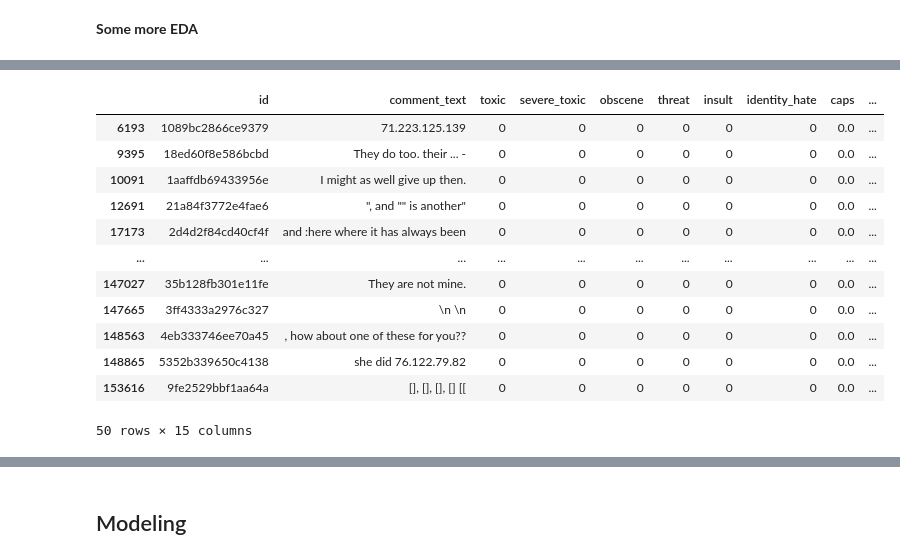
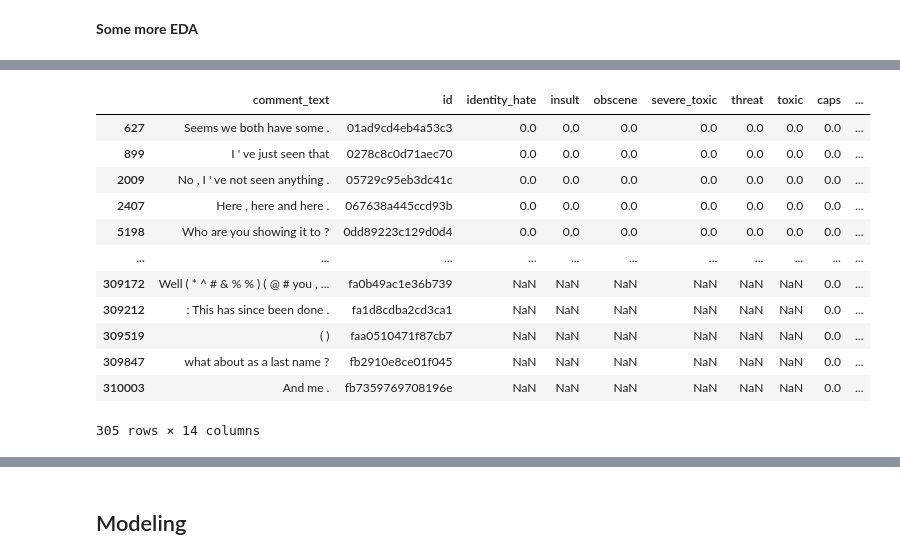
Before and after one commit to liyadi81/toxic-comment-classification, a Jupyter notebook: Toxic_Comment.ipynb, the cells around one changed output, grey strips where cells are left out. Cells and saved outputs as stored; diff of their text form; code cells hidden in the pictures.

```diff
--- a/Toxic_Comment.ipynb
+++ b/Toxic_Comment.ipynb
@@ -60,0 +71,9 @@ train.describe()
+# %%
+# more detailed count for different toxic comments
+
+labels = train.columns[2:8].tolist()
+grp = train.iloc[:,1:8].groupby(labels)
+
+pd.set_option("display.max_rows",50)
+print(grp.count())
+pd.set_option("display.max_rows",10)
@@ -77,3 +114,6 @@ plt.show()
 [figure]
 # %% [markdown]
 **Text preprocessing** <br>
+# %%
+full_set = pd.concat([train,test], axis=0, ignore_index=True)
+full_set
@@ -165,24 +219,23 @@ def token_combine(nested_list):
         combined_doc.append(' '.join(nested_list[i]))
     return(combined_doc)
 # %%
-# remove urls leaving only http/https
+# processing url, ip address and punctuations
 
-train.comment_text = train.comment_text.apply(lambda x: re.sub(r"(https|http)\S+", "", x))
-train.comment_text = train.comment_text.apply(lambda x: re.sub(r'[0-9]+(\.[0-9]+){3}', 'ipaddress', x))
-train.comment_text = train.comment_text.apply(lambda x: re.sub(r'([{}])'.format(string.punctuation),' \g<1> ', x))        # “”¨«»®´·º½¾¿¡§£₤‘’
+full_set.comment_text = full_set.comment_text.apply(lambda x: re.sub(r"(https|http)\S+", "", x))
+full_set.comment_text = full_set.comment_text.apply(lambda x: re.sub(r'[0-9]+(\.[0-9]+){3}', 'ipaddress', x))
+full_set.comment_text = full_set.comment_text.apply(lambda x: re.sub(r'([{}])'.format(string.punctuation),' \g<1> ', x))        # “”¨«»®´·º½¾¿¡§£₤‘’
 # %%
 %%time
 
-if not os.path.exists('train_tokenize.pkl') or 1==1:
+if not os.path.exists('full_cleaned.pkl') or 0==1:
     print("start processing text...")
-#     features_nlp = nlp_pip(train.comment_text)            # this one takes long time
-    features_tokenizer = token_pip(train.comment_text)      # this one much faster
-    for k in features_tokenizer:
-        train[k] = features_tokenizer[k]
-    train_tokenize = train.copy()
+#     features = nlp_pip(full_set.comment_text)            # this one takes long time
+    features = token_pip(full_set.comment_text)      # this one much faster
+    for k in features:
+        full_set[k] = features[k]
     print('Saving dataframe...')
-    train.to_pickle('train_tokenize.pkl')
+    full_set.to_pickle('full_cleaned.pkl')
 else:
-    train_tokenize = pd.read_pickle('train_tokenize.pkl')
+    full_set = pd.read_pickle('full_cleaned.pkl')
 # %% [output]
 start processing text...
@@ -253,19 +370,19 @@ train_tokenize.iloc[:, 8:].describe()
 # %%
-# there are some comments that ended up with no token after processing
-train_tokenize[train_tokenize.n_words==0]
+# comments that ended up with no token after processing
+full_set[full_set.n_words==0]
 # %% [output]
-|  | id | comment_text | toxic | severe_toxic | obscene | threat | insult | identity_hate | caps | ... |
-| 6193 | 1089bc2866ce9379 | 71.223.125.139 | 0 | 0 | 0 | 0 | 0 | 0 | 0.0 | ... |
-| 9395 | 18ed60f8e586bcbd | They do too. their ... - | 0 | 0 | 0 | 0 | 0 | 0 | 0.0 | ... |
-| 10091 | 1aaffdb69433956e | I might as well give up then. | 0 | 0 | 0 | 0 | 0 | 0 | 0.0 | ... |
-| 12691 | 21a84f3772e4fae6 | ", and "" is another" | 0 | 0 | 0 | 0 | 0 | 0 | 0.0 | ... |
-| 17173 | 2d4d2f84cd40cf4f | and :here where it has always been | 0 | 0 | 0 | 0 | 0 | 0 | 0.0 | ... |
+|  | comment_text | id | identity_hate | insult | obscene | severe_toxic | threat | toxic | caps | ... |
+| 627 | Seems we both have some . | 01ad9cd4eb4a53c3 | 0.0 | 0.0 | 0.0 | 0.0 | 0.0 | 0.0 | 0.0 | ... |
+| 899 | I ' ve just seen that | 0278c8c0d71aec70 | 0.0 | 0.0 | 0.0 | 0.0 | 0.0 | 0.0 | 0.0 | ... |
+| 2009 | No , I ' ve not seen anything . | 05729c95eb3dc41c | 0.0 | 0.0 | 0.0 | 0.0 | 0.0 | 0.0 | 0.0 | ... |
+| 2407 | Here , here and here . | 067638a445ccd93b | 0.0 | 0.0 | 0.0 | 0.0 | 0.0 | 0.0 | 0.0 | ... |
+| 5198 | Who are you showing it to ? | 0dd89223c129d0d4 | 0.0 | 0.0 | 0.0 | 0.0 | 0.0 | 0.0 | 0.0 | ... |
 | ... | ... | ... | ... | ... | ... | ... | ... | ... | ... | ... |
-| 147027 | 35b128fb301e11fe | They are not mine. | 0 | 0 | 0 | 0 | 0 | 0 | 0.0 | ... |
-| 147665 | 3ff4333a2976c327 | \n \n | 0 | 0 | 0 | 0 | 0 | 0 | 0.0 | ... |
-| 148563 | 4eb333746ee70a45 | , how about one of these for you?? | 0 | 0 | 0 | 0 | 0 | 0 | 0.0 | ... |
-| 148865 | 5352b339650c4138 | she did 76.122.79.82 | 0 | 0 | 0 | 0 | 0 | 0 | 0.0 | ... |
-| 153616 | 9fe2529bbf1aa64a | [], [], [], [] [[ | 0 | 0 | 0 | 0 | 0 | 0 | 0.0 | ... |
+| 309172 | Well ( * ^ # & % % ) ( @ # you , ... | fa0b49ac1e36b739 | NaN | NaN | NaN | NaN | NaN | NaN | 0.0 | ... |
+| 309212 | : This has since been done . | fa1d8cdba2cd3ca1 | NaN | NaN | NaN | NaN | NaN | NaN | 0.0 | ... |
+| 309519 | ( ) | faa0510471f87cb7 | NaN | NaN | NaN | NaN | NaN | NaN | 0.0 | ... |
+| 309847 | what about as a last name ? | fb2910e8ce01f045 | NaN | NaN | NaN | NaN | NaN | NaN | 0.0 | ... |
+| 310003 | And me . | fb7359769708196e | NaN | NaN | NaN | NaN | NaN | NaN | 0.0 | ... |
-50 rows × 15 columns
+305 rows × 14 columns
 # %%
 # abnormal long word
```
Also changed, not shown: parts of 32 cells of this notebook.
